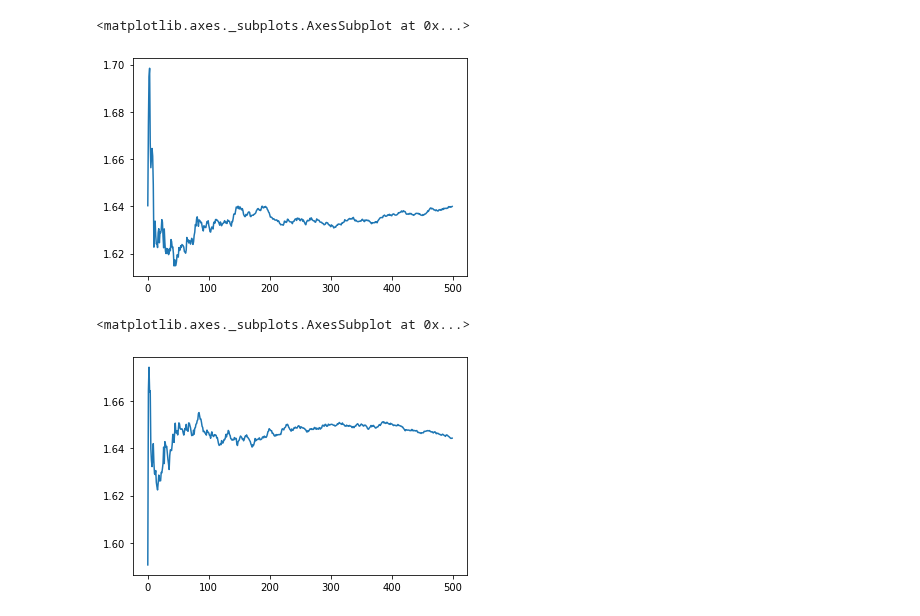
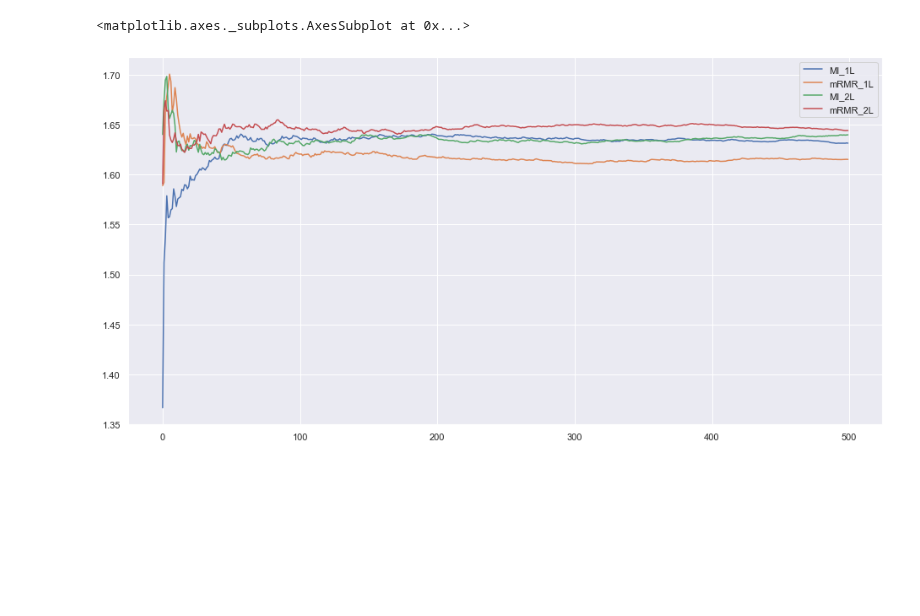
Before and after one commit to ivanajenjo/TFG, a Jupyter notebook: src/graficas.ipynb, the cells around one changed output. Cells and saved outputs as stored; diff of their text form; code cells hidden in the pictures; blank space fills up the shorter version.

```diff
--- a/src/graficas.ipynb
+++ b/src/graficas.ipynb
@@ -2,4 +2,9 @@
 import pandas as pd
 import numpy as np
 import matplotlib.pyplot as plt
-data = pd.read_csv("500 cross k1.csv", sep=';')
+import seaborn as sns
+datak1 = pd.read_csv("500 cross k1.csv", sep=';')
+datak2 = pd.read_csv("500 cross k2.csv", sep=';')
+datak3 = pd.read_csv("500 cross k3.csv", sep=';')
+datak4 = pd.read_csv("500 cross k4.csv", sep=';')
+sns.set()
@@ -28,14 +10,0 @@ data_mean2.plot()
-# %%
-data_mean3 = data3['MMRE'].expanding().mean()
-data_mean3.index = range(500)
-data_mean3.plot()
-# %% [output]
-<matplotlib.axes._subplots.AxesSubplot at 0x...>
-[figure, removed]
-# %%
-data_mean4 = data4['MMRE'].expanding().mean()
-data_mean4.index = range(500)
-data_mean4.plot()
-# %% [output]
-<matplotlib.axes._subplots.AxesSubplot at 0x...>
-[figure, removed]
@@ -41,0 +51,10 @@ data_mean4.plot()
+# %%
+datafig2_1 = pd.DataFrame({
+'MI_1L':data_mean1,
+'mRMR_1L':data_mean2,
+'MI_2L':data_mean3,
+'mRMR_2L':data_mean4})
+datafig2_1.plot(figsize=(16, 8))
+# %% [output]
+<matplotlib.axes._subplots.AxesSubplot at 0x...>
+[figure, added]
```
Also changed, not shown: parts of 11 cells of this notebook, 4 other files.
